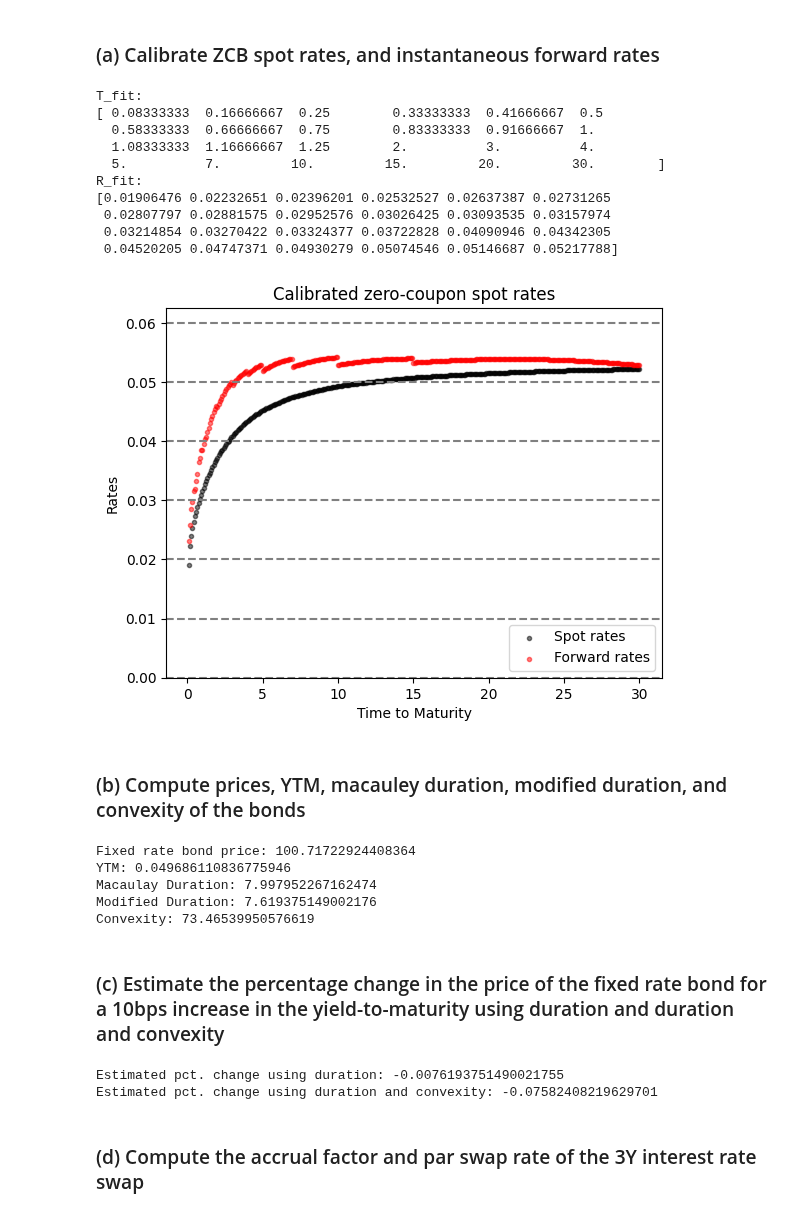
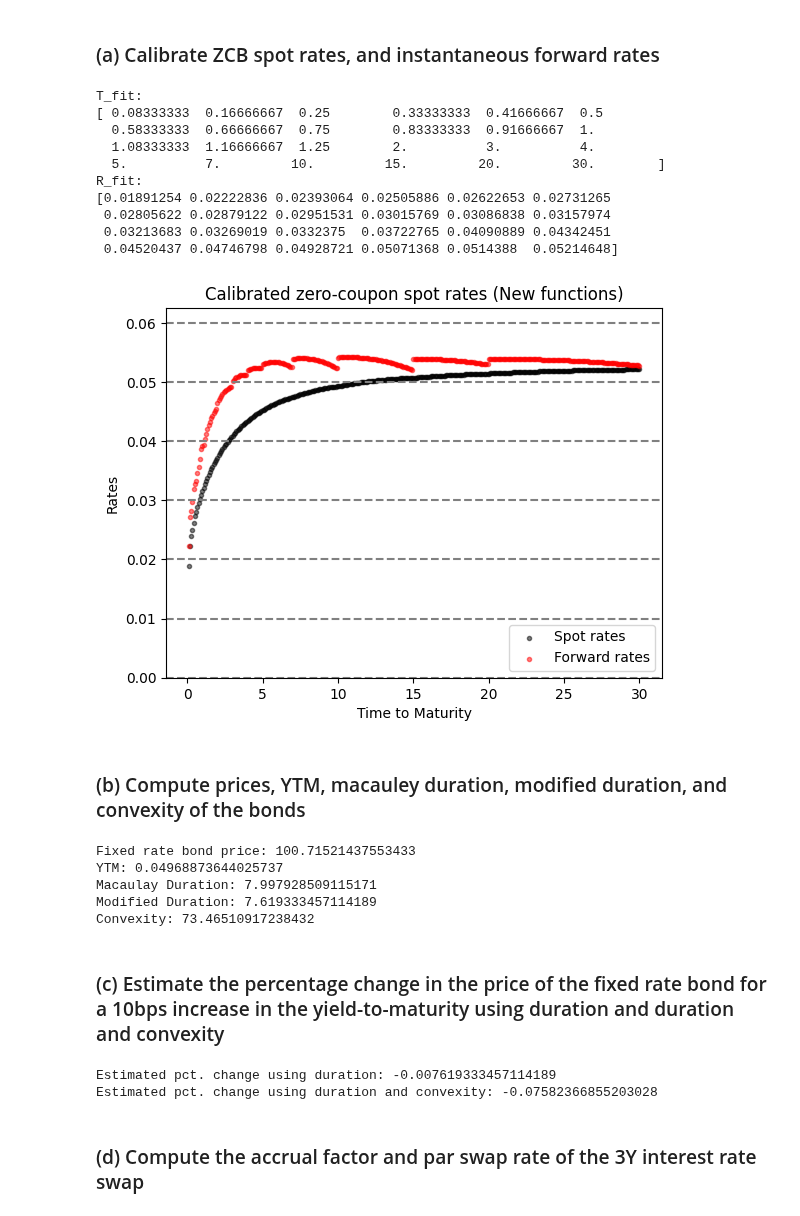
Before and after one commit to johanoelgaard/FixedIncome, a Jupyter notebook: Problem Set 2/ps2.ipynb, the cells around one changed output. Cells and saved outputs as stored; diff of their text form; code cells hidden in the pictures.

```diff
--- a/Problem Set 2/ps2.ipynb
+++ b/Problem Set 2/ps2.ipynb
@@ -339,12 +339,14 @@ data = EURIBOR_fixing + fra_market + swap_market
 # %% [markdown]
 ### (a) Calibrate ZCB spot rates, and instantaneous forward rates
 # %%
-interpolation_options = {'method':'hermite','degree':2} # alternatively {'method':'linear'}, degree is only used for hermite; degree = 1 is linear interpolation
+interpolation_options = {'method':'hermite','degree':2,'transition':None} # alternatively {'method':'linear'}, degree is only used for hermite; degree = 1 is linear interpolation
 
 T_fit, R_fit = fid.zcb_curve_fit(data, interpolation_options)
 print(f'T_fit:\n{T_fit}')
 print(f'R_fit:\n{R_fit}') # fitted spot rates at the points where we have data
-p_inter, R_inter, f_inter, T_inter = fid.zcb_curve_interpolate(T_fit, R_fit, interpolation_options, resolution=1) # interpolating data between the points, resolution = 1, is monthly data, = 2 is bi-monthly data etc.
+resolution = 1
+T_inter = np.array([i*(1/(resolution*12)) for i in range(0,int(T_fit[-1])*12*resolution + 1)])
+p_inter, R_inter, f_inter, T_inter = fid.zcb_curve_interpolate(T_inter = T_inter, T = T_fit, R = R_fit, interpolation_options = interpolation_options) # interpolating data between the points, resolution = 1, is monthly data, = 2 is bi-monthly data etc.
 # print(f'T_inter:\n{T_inter}')
 # print(f'R_inter:\n{R_inter}') # interpolated spot rates between the points
 # %% [output]
@@ -354,32 +356,32 @@ T_fit:
   1.08333333  1.16666667  1.25        2.          3.          4.
   5.          7.         10.         15.         20.         30.        ]
 R_fit:
-[0.01906476 0.02232651 0.02396201 0.02532527 0.02637387 0.02731265
- 0.02807797 0.02881575 0.02952576 0.03026425 0.03093535 0.03157974
- 0.03214854 0.03270422 0.03324377 0.03722828 0.04090946 0.04342305
- 0.04520205 0.04747371 0.04930279 0.05074546 0.05146687 0.05217788]
+[0.01891254 0.02222836 0.02393064 0.02505886 0.02622653 0.02731265
+ 0.02805622 0.02879122 0.02951531 0.03015769 0.03086838 0.03157974
+ 0.03213683 0.03269019 0.0332375  0.03722765 0.04090889 0.04342451
+ 0.04520437 0.04746798 0.04928721 0.05071368 0.0514388  0.05214648]
 # %%
 fig, ax1 = plt.subplots()
 
 scatter1 = ax1.scatter(T_inter[1:], R_inter[1:],marker = '.', label='Spot rates', alpha=0.5, color='black')
 scatter2 = ax1.scatter(T_inter[1:], f_inter[1:], marker = '.', label='Forward rates', alpha=0.5, color='red')
 ax1.set_ylim([0, 0.0625])
 ax1.set_xlabel('Time to Maturity')
 ax1.set_ylabel('Rates')
 
 # lines at each tick
 for tick in ax1.get_yticks():
     ax1.axhline(y=tick, color='gray', linestyle='--')
 
 # Combine legends
 scatters = [scatter1, scatter2]
 labels = [scatter.get_label() for scatter in scatters]
 ax1.legend(scatters, labels, loc='lower right')
 
-plt.title('Calibrated zero-coupon spot rates')
+plt.title('Calibrated zero-coupon spot rates (New functions)')
 plt.show()
 # %% [output]
-[figure, old version]
+[figure, new version]
 # %% [markdown]
 ### (b) Compute prices, YTM, macauley duration, modified duration, and convexity of the bonds
 # %%
@@ -405,11 +407,11 @@ print(f'Macaulay Duration: {D}')
 print(f'Modified Duration: {MD}')
 print(f'Convexity: {K}')
 # %% [output]
-Fixed rate bond price: 100.71722924408364
-YTM: 0.049686110836775946
-Macaulay Duration: 7.997952267162474
-Modified Duration: 7.619375149002176
-Convexity: 73.46539950576619
+Fixed rate bond price: 100.71521437553433
+YTM: 0.04968873644025737
+Macaulay Duration: 7.997928509115171
+Modified Duration: 7.619333457114189
+Convexity: 73.46510917238432
 # %% [markdown]
 ### (c) Estimate the percentage change in the price of the fixed rate bond for a 10bps increase in the yield-to-maturity using duration and duration and convexity
 # %%
@@ -419,8 +421,8 @@ pct_chg_D_and_K = -MD*delta_ytm + 0.5*(K+D)*(delta_ytm/(1+ytm_fr))**2 # percenta
 print(f'Estimated pct. change using duration: {pct_chg_D}') # 1bps
 print(f'Estimated pct. change using duration and convexity: {10*pct_chg_D_and_K}') # 1bps
 # %% [output]
-Estimated pct. change using duration: -0.0076193751490021755
-Estimated pct. change using duration and convexity: -0.07582408219629701
+Estimated pct. change using duration: -0.007619333457114189
+Estimated pct. change using duration and convexity: -0.07582366855203028
 # %% [markdown]
 ### (d) Compute the accrual factor and par swap rate of the 3Y interest rate swap
 # %%
```
Also changed, not shown: parts of 9 cells of this notebook, 1 other file.
